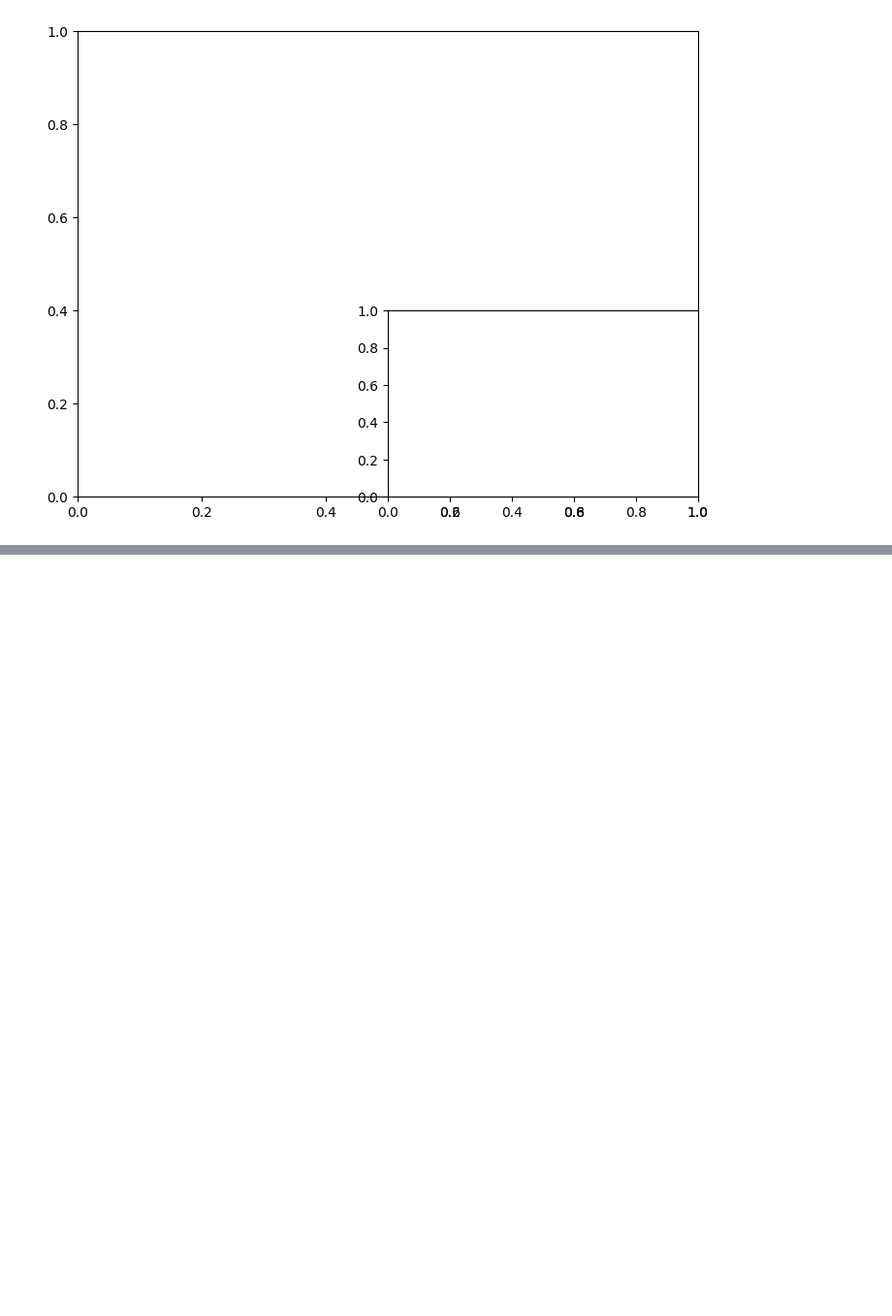
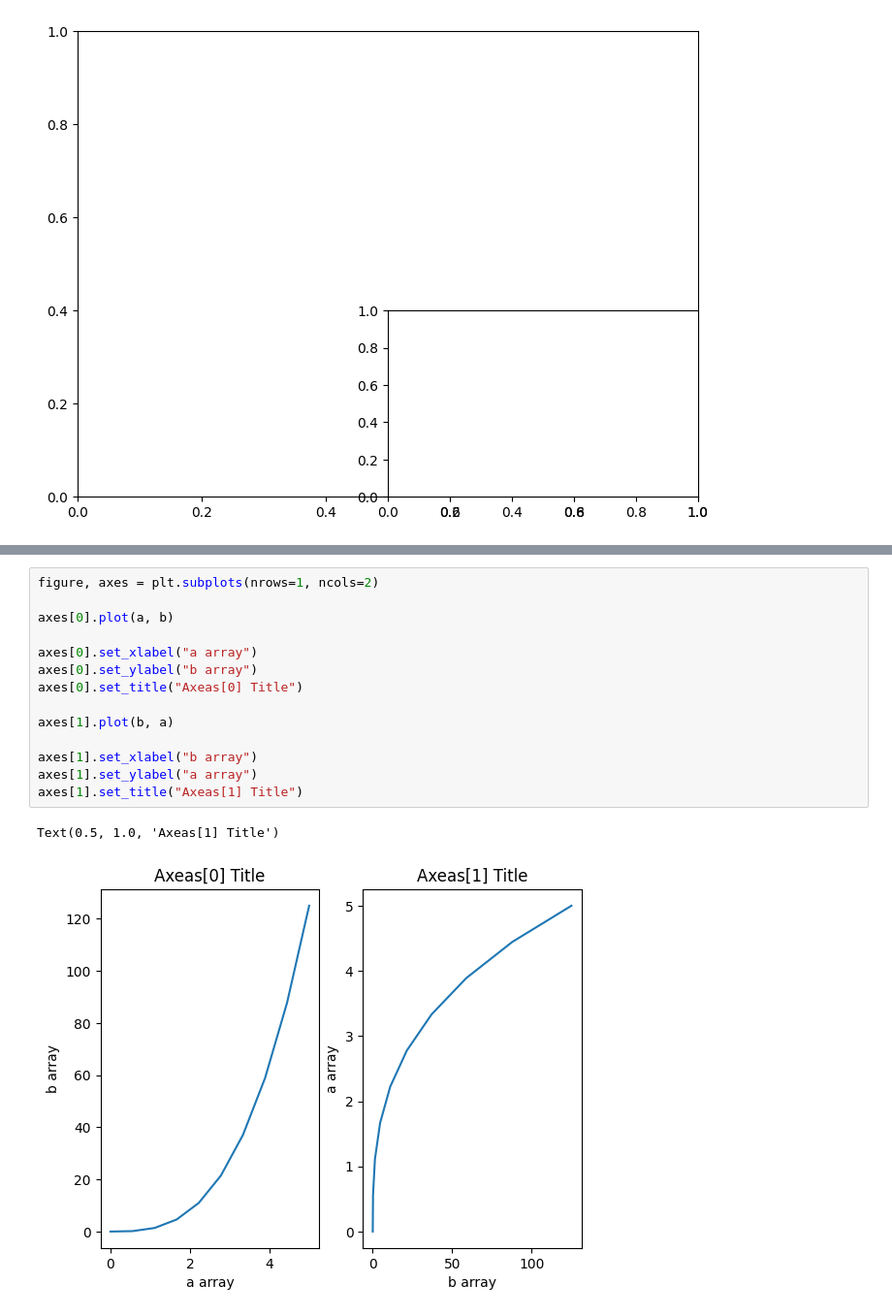
Before and after one commit to KRATOSru/data-scien-basic, a Jupyter notebook: matplotlib/part_1.ipynb, the cells around one changed output, grey strips where cells are left out. Shown at 97% size. Saved outputs shown, nothing was run; the diff lists cells and outputs as text; blank space fills up the shorter version.

```diff
--- a/matplotlib/part_1.ipynb
+++ b/matplotlib/part_1.ipynb
@@ -93,0 +112,17 @@ Text(0.5, 1.0, 'Axeas2 Title')
+# %%
+figure, axes = plt.subplots(nrows=1, ncols=2)
+
+axes[0].plot(a, b)
+
+axes[0].set_xlabel("a array")
+axes[0].set_ylabel("b array")
+axes[0].set_title("Axeas[0] Title")
+
+axes[1].plot(b, a)
+
+axes[1].set_xlabel("b array")
+axes[1].set_ylabel("a array")
+axes[1].set_title("Axeas[1] Title")
+# %% [output]
+Text(0.5, 1.0, 'Axeas[1] Title')
+[figure, added]
```
Also changed, not shown: parts of 13 cells of this notebook, 1 other file.
